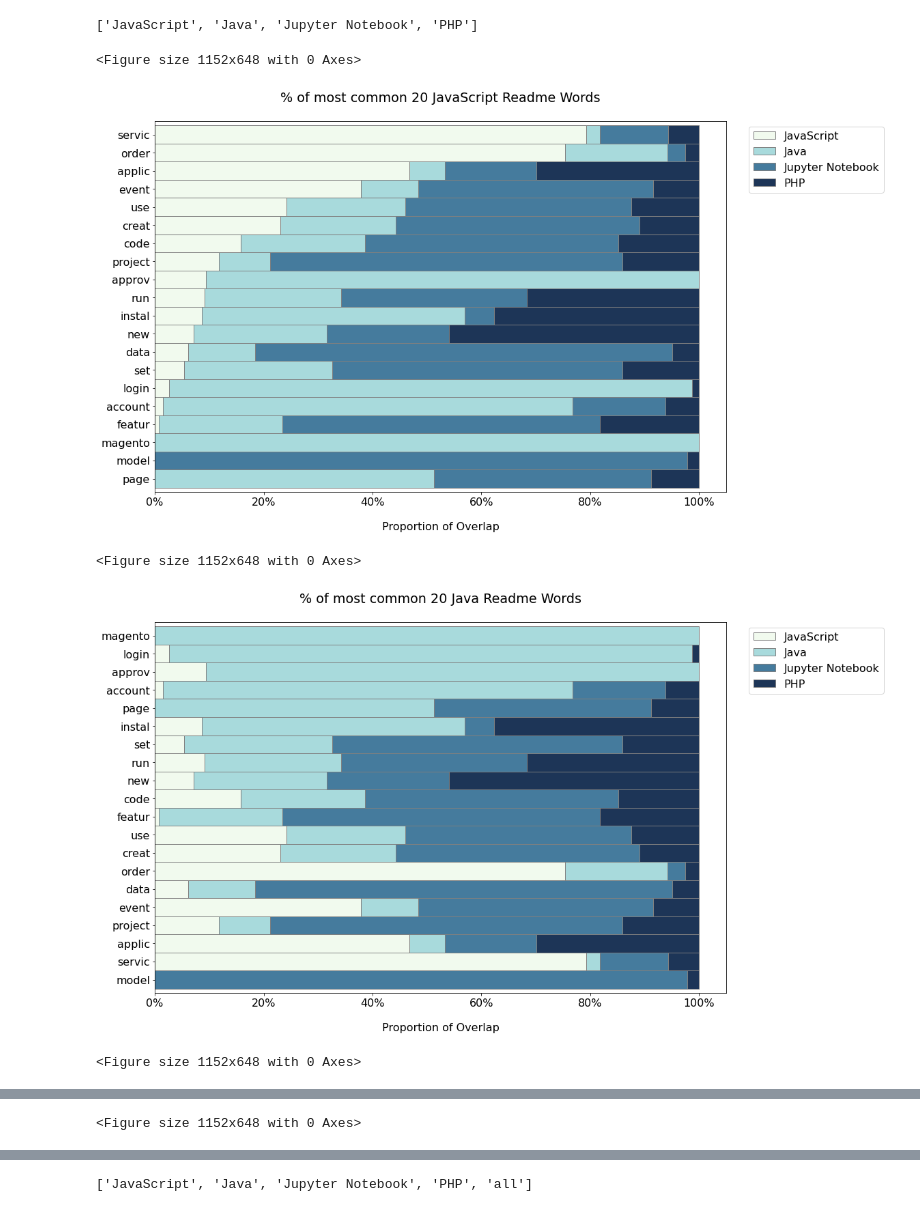
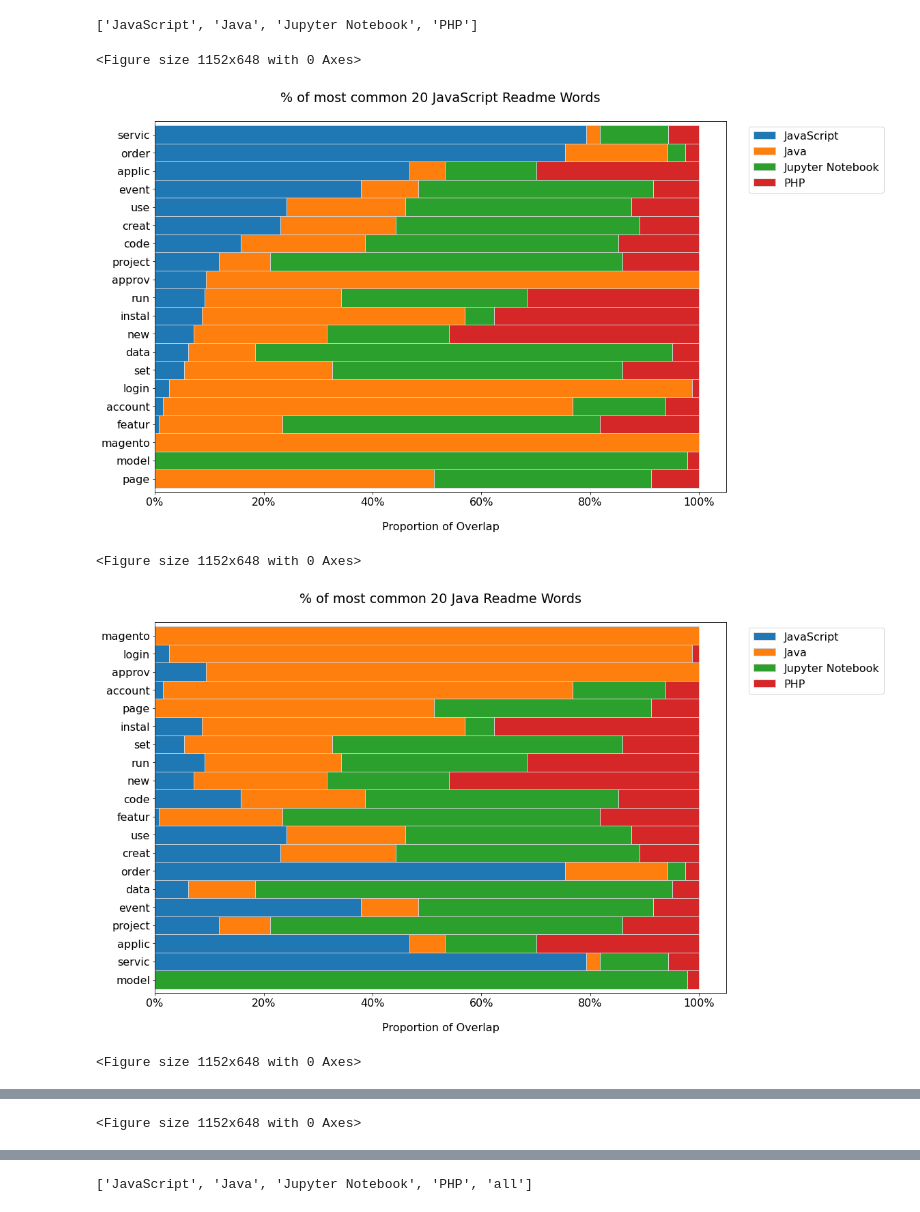
Before and after one commit to heather-desiree-carl-NLP-project/NLP-group-project, a Jupyter notebook: desiree_initial.ipynb, the cells around one changed output, grey strips where cells are left out. Saved outputs shown, nothing was run; the diff lists cells and outputs as text; code cells hidden in the pictures.

```diff
--- a/desiree_initial.ipynb
+++ b/desiree_initial.ipynb
@@ -137,14 +151,14 @@ words_counts.drop(columns='all').columns.tolist()
 # %% [output]
 ['JavaScript', 'Java', 'Jupyter Notebook', 'PHP']
 # %%
-blues = [ '#f1faee', '#a8dadc', '#457b9d', '#1d3557', '#e63946']
+# blues = [ '#f1faee', '#a8dadc', '#457b9d', '#1d3557', '#e63946']
 for i in words_counts.drop(columns='all').columns.tolist():
 
     plt.rc('figure',figsize=(15,10))
-    ex.plot_overlap_stacked_bar(words_counts, i, num_top = 20, colors = blues);
+    ex.plot_overlap_stacked_bar(words_counts, i, num_top = 20);
 # %% [output]
 <Figure size 1152x648 with 0 Axes>
-[figure, old version]
+[figure, new version]
 <Figure size 1152x648 with 0 Axes>
-[figure, old version]
+[figure, new version]
 <Figure size 1152x648 with 0 Axes>
```
Also changed, not shown: parts of 10 cells of this notebook.
